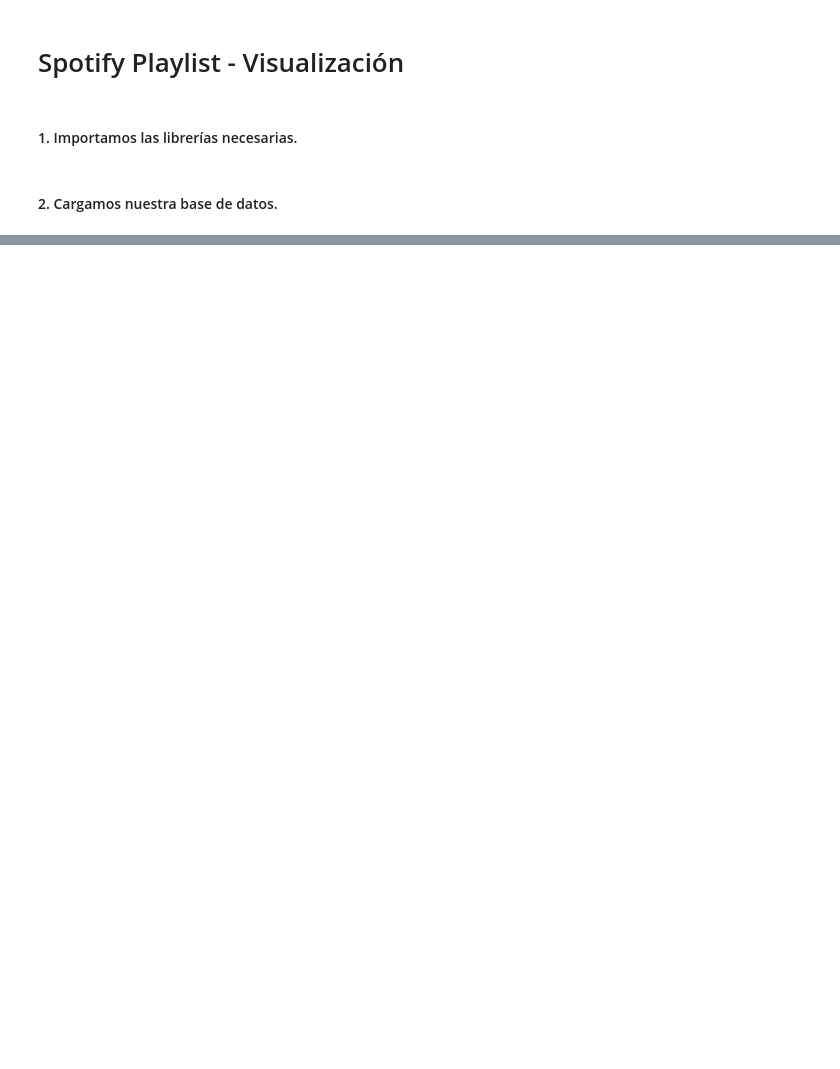
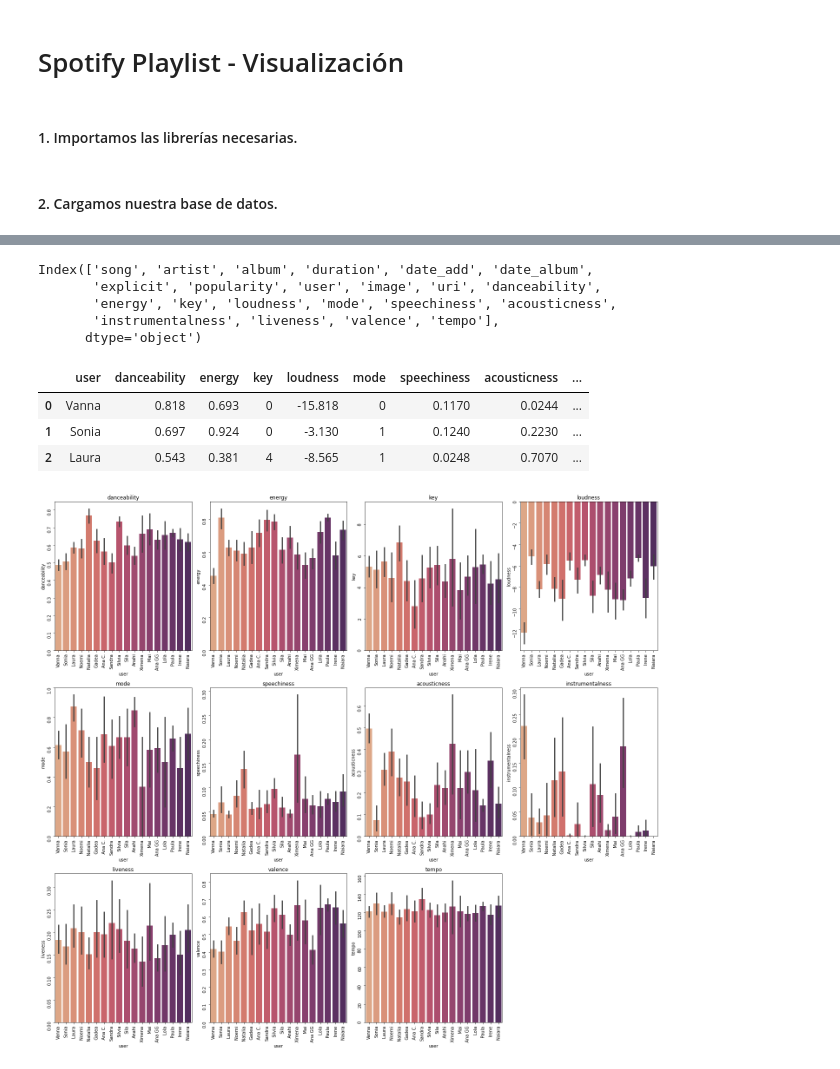
Before and after one commit to lau-ont/ETL-Spotify-Playlist-Favs, a Jupyter notebook: notebooks/Visualization.ipynb, the cells around one changed output, grey strips where cells are left out. Saved outputs shown, nothing was run; the diff lists cells and outputs as text; code cells hidden in the pictures; blank space fills up the shorter version.

```diff
--- a/notebooks/Visualization.ipynb
+++ b/notebooks/Visualization.ipynb
@@ -75,0 +79,36 @@ plt.show()
+# %%
+# comprobamos las columnas para decidir con cuáles nos quedamos para los siguientes gráficos
+df.columns
+# %% [output]
+Index(['song', 'artist', 'album', 'duration', 'date_add', 'date_album',
+       'explicit', 'popularity', 'user', 'image', 'uri', 'danceability',
+       'energy', 'key', 'loudness', 'mode', 'speechiness', 'acousticness',
+       'instrumentalness', 'liveness', 'valence', 'tempo'],
+      dtype='object')
+# %%
+nums = df[["user", 'danceability', 'energy', 'key', 'loudness', 'mode', 'speechiness',
+       'acousticness', 'instrumentalness', 'liveness', 'valence', 'tempo', "popularity"]]
+
+nums.head(3)
+# %% [output]
+|  | user | danceability | energy | key | loudness | mode | speechiness | acousticness | ... |
+| 0 | Vanna | 0.818 | 0.693 | 0 | -15.818 | 0 | 0.1170 | 0.0244 | ... |
+| 1 | Sonia | 0.697 | 0.924 | 0 | -3.130 | 1 | 0.1240 | 0.2230 | ... |
+| 2 | Laura | 0.543 | 0.381 | 4 | -8.565 | 1 | 0.0248 | 0.7070 | ... |
+# %%
+fig, axes = plt.subplots(nrows=3, ncols = 4, figsize = (20, 18))
+
+axes = axes.flat
+
+columnas = nums.columns.drop("user")
+
+for i, col in enumerate(columnas):
+    sns.barplot(data = nums, x = "user", y = col, ax = axes[i], palette='flare')
+    axes[i].tick_params(rotation=90)
+    axes[i].set_title(col)
+
+fig.tight_layout()
+fig.delaxes(axes[-1])
+plt.show()
+# %% [output]
+[figure, added]
```
Also changed, not shown: parts of 7 cells of this notebook, 7 other files.
